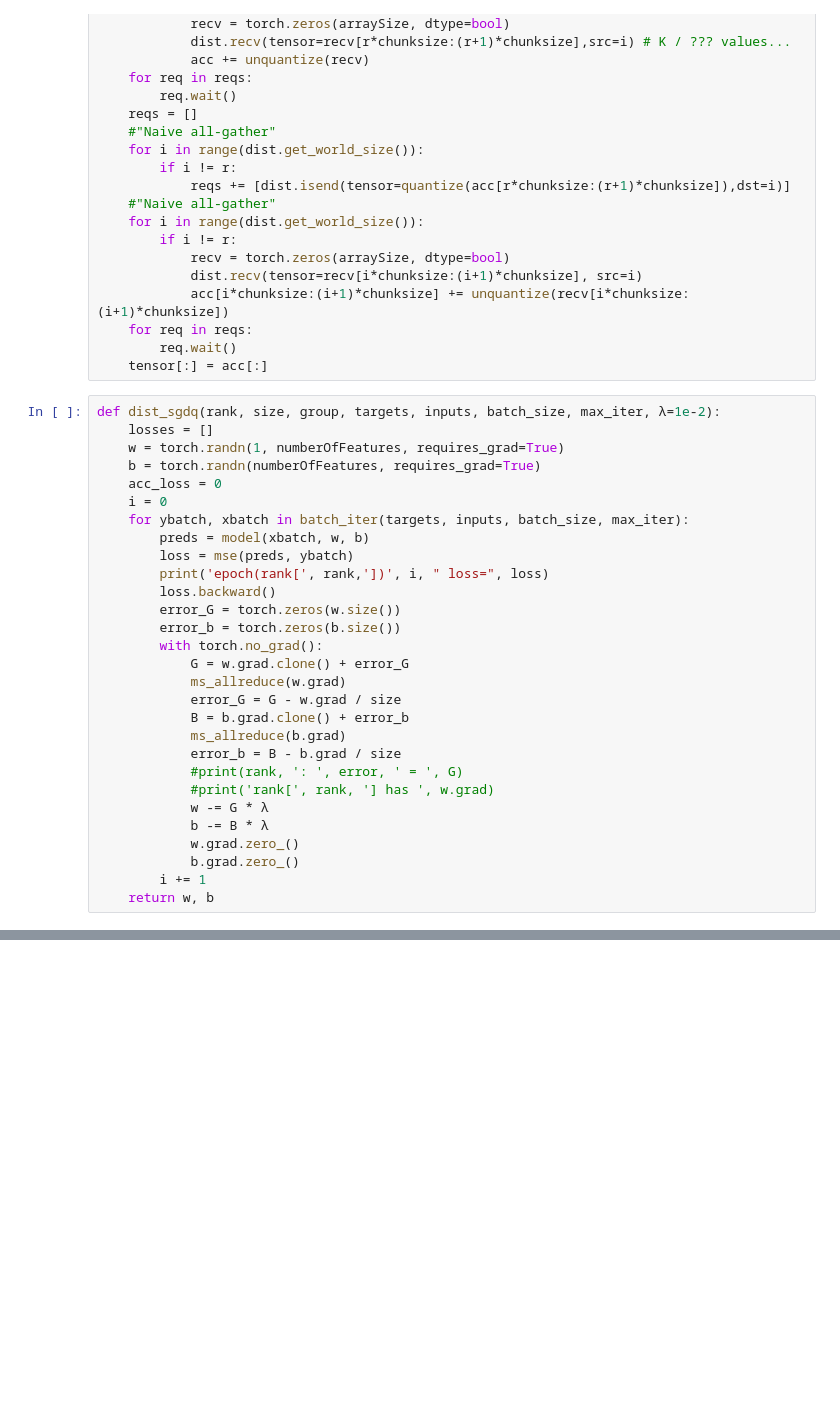
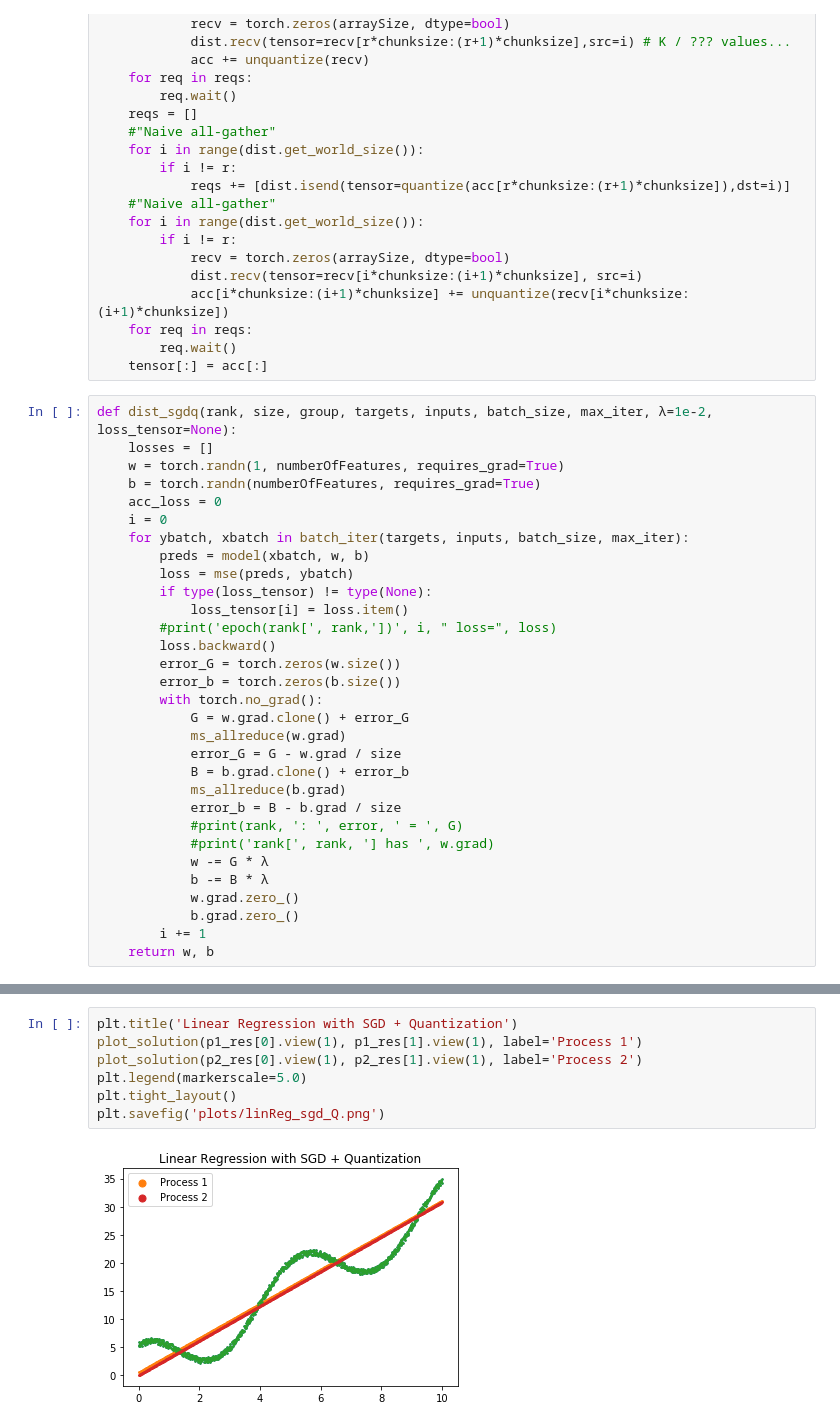
Before and after one commit to gessfred/gRPC, a Jupyter notebook: LinReg.ipynb, the cells around one changed output, grey strips where cells are left out. Cells and saved outputs as stored; diff of their text form; blank space fills up the shorter version.

```diff
--- a/LinReg.ipynb
+++ b/LinReg.ipynb
@@ -108,7 +208,7 @@ def ms_allreduce(tensor, chunksize=1):
         req.wait()
     tensor[:] = acc[:]
 # %%
-def dist_sgdq(rank, size, group, targets, inputs, batch_size, max_iter, λ=1e-2):
+def dist_sgdq(rank, size, group, targets, inputs, batch_size, max_iter, λ=1e-2, loss_tensor=None):
     losses = []
     w = torch.randn(1, numberOfFeatures, requires_grad=True)
     b = torch.randn(numberOfFeatures, requires_grad=True)
@@ -117,7 +217,9 @@ def dist_sgdq(rank, size, group, targets, inputs, batch_size, max_iter, λ=1e-2)
     for ybatch, xbatch in batch_iter(targets, inputs, batch_size, max_iter):
         preds = model(xbatch, w, b)
         loss = mse(preds, ybatch)
-        print('epoch(rank[', rank,'])', i, " loss=", loss)
+        if type(loss_tensor) != type(None):
+            loss_tensor[i] = loss.item()
+        #print('epoch(rank[', rank,'])', i, " loss=", loss)
         loss.backward()
         error_G = torch.zeros(w.size())
         error_b = torch.zeros(b.size())
@@ -174,0 +309,9 @@ plot_solution(torch.tensor([1.0072]), torch.tensor([3.7367]))
+# %%
+plt.title('Linear Regression with SGD + Quantization')
+plot_solution(p1_res[0].view(1), p1_res[1].view(1), label='Process 1')
+plot_solution(p2_res[0].view(1), p2_res[1].view(1), label='Process 2')
+plt.legend(markerscale=5.0)
+plt.tight_layout()
+plt.savefig('plots/linReg_sgd_Q.png')
+# %% [output]
+[figure, added]
```
Also changed, not shown: parts of 15 cells of this notebook.
